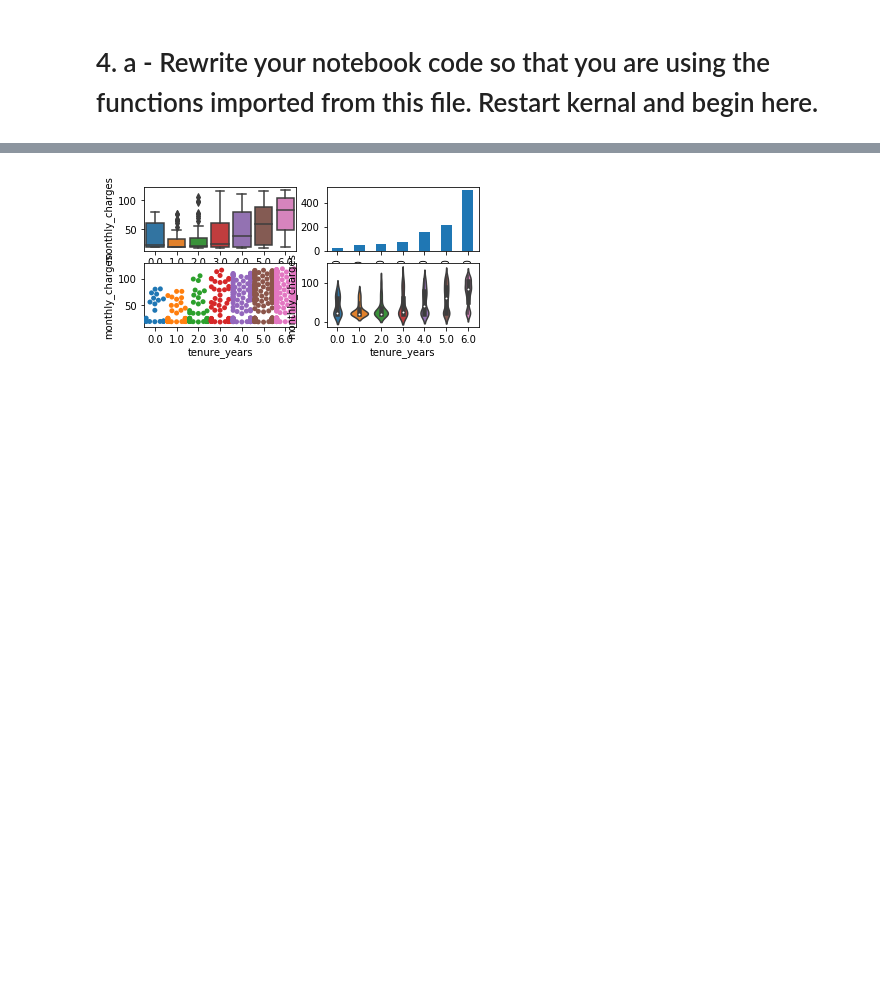
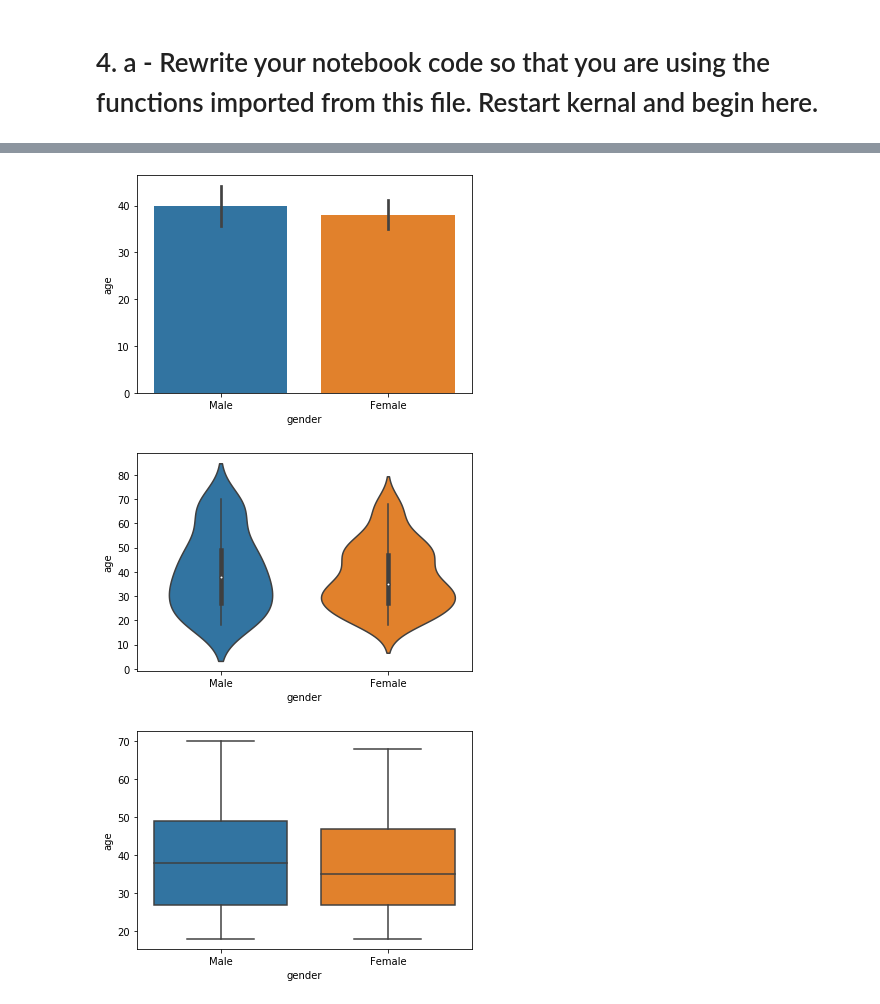
Before and after one commit to AI-Gomez/regression-exercises, a Jupyter notebook: explore_telco.ipynb, the cells around one changed output, grey strips where cells are left out. Drawn from its saved outputs; the diff is of its cells as text; code cells hidden in the pictures; blank space fills up the shorter version.

```diff
--- a/explore_telco.ipynb
+++ b/explore_telco.ipynb
@@ -152,0 +168,9 @@ explore.months_to_years()
+# %%
+from sklearn.model_selection import train_test_split
+
+df = wrangle.get_mall_customer_data()
+
+train_and_validate, test = train_test_split(df, test_size=.2, random_state=123)
+train, validate = train_test_split(train_and_validate, test_size=.2, random_state=123)
+
+train.shape, validate.shape, test.shape
@@ -153,4 +205,6 @@ explore.months_to_years()
 # %%
-explore.plot_categorical_and_continuous_vars()
+explore.plot_categorical_and_continuous_vars(train, 'gender', 'age')
 # %% [output]
-[figure, old version]
+[figure, new version]
+[figure, added]
+[figure, added]
```
Also changed, not shown: parts of 12 cells of this notebook.
